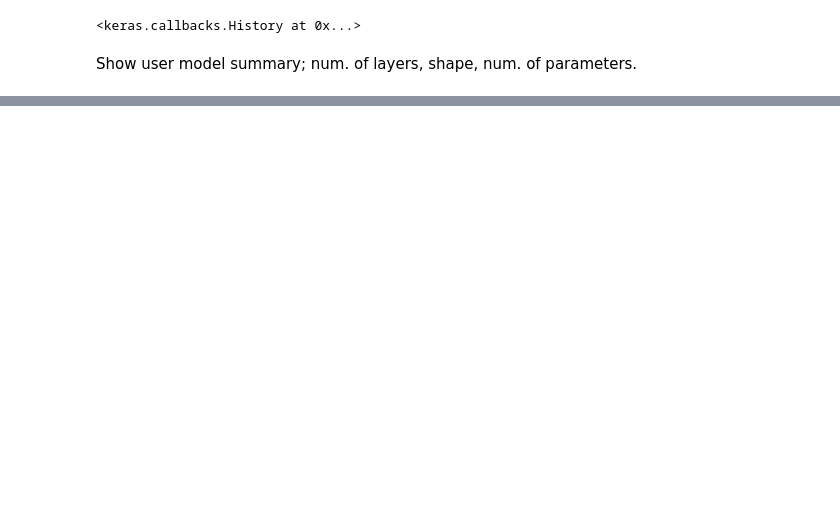
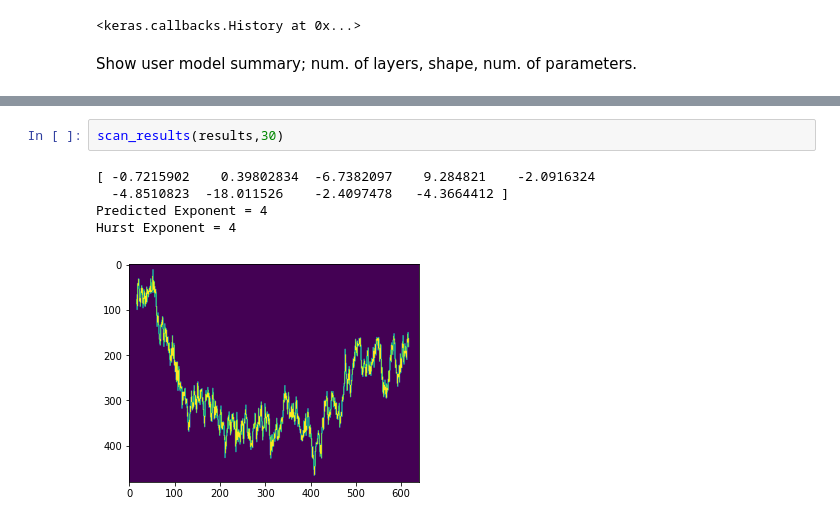
Before and after one commit to w1767/TensorFlowHurstExponent, a Jupyter notebook: TensorFlowHurstExponent.ipynb, the cells around one changed output, grey strips where cells are left out. Drawn from its saved outputs; the diff is of its cells as text; blank space fills up the shorter version.

```diff
--- a/TensorFlowHurstExponent.ipynb
+++ b/TensorFlowHurstExponent.ipynb
@@ -140,0 +179,8 @@ _________________________________________________________________
+# %%
+scan_results(results,30)
+# %% [output]
+[ -0.7215902    0.39802834  -6.7382097    9.284821    -2.0916324
+  -4.8510823  -18.011526    -2.4097478   -4.3664412 ]
+Predicted Exponent = 4
+Hurst Exponent = 4
+[figure, added]
```
Also changed, not shown: parts of 15 cells of this notebook.
